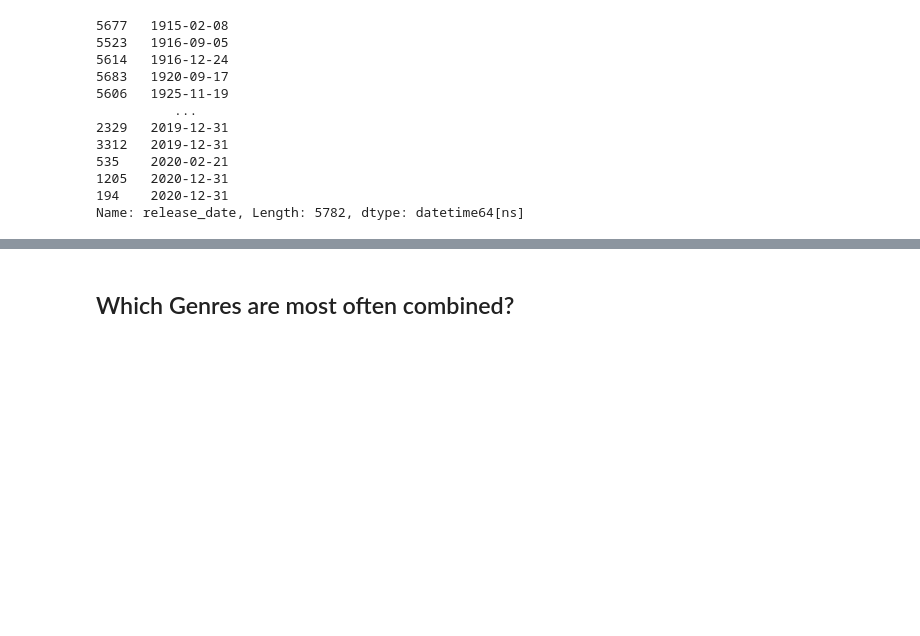
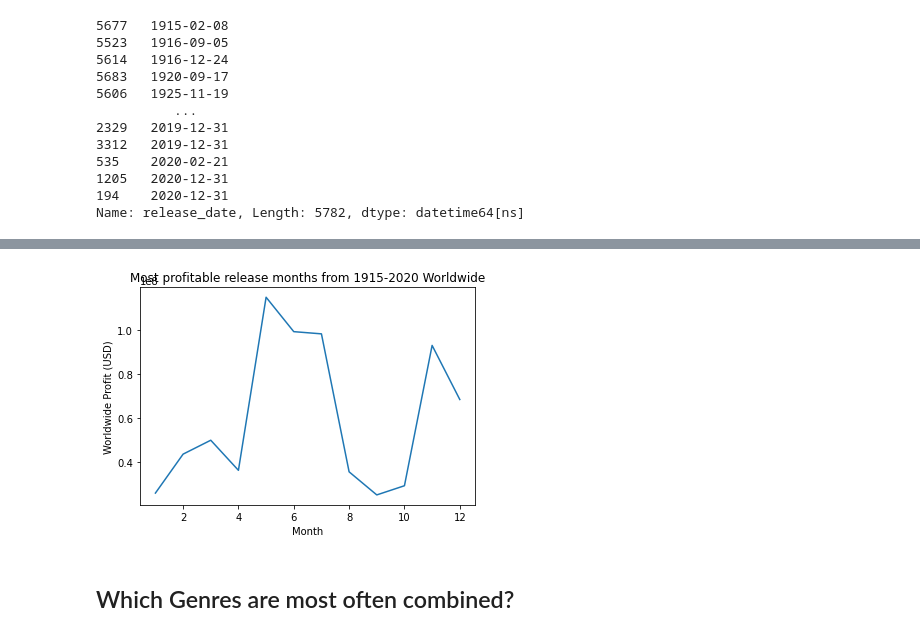
Before and after one commit to learn-co-curriculum/dsc-ai-academy-semester1-capstone, a Jupyter notebook: Data Exploration.ipynb, the cells around one changed output, grey strips where cells are left out. Cells and saved outputs as stored; diff of their text form; code cells hidden in the pictures; blank space fills up the shorter version.

```diff
--- a/Data Exploration.ipynb
+++ b/Data Exploration.ipynb
@@ -478,3 +489,15 @@ plt.show()
+# %%
+#use mean to control for number of movies released
+
+plt.plot(months, movies_budgets.groupby(['release_month'])['worldwide_profit'].mean())
+
+plt.title("Most profitable release months from 1915-2020 Worldwide")
+plt.ylabel("Worldwide Profit (USD)")
+plt.xlabel('Month')
+
+plt.show()
+# %% [output]
+[figure, added]
 # %% [markdown]
 ## Which Genres are most often combined?
 # %%
```
Also changed, not shown: parts of 9 cells of this notebook.
